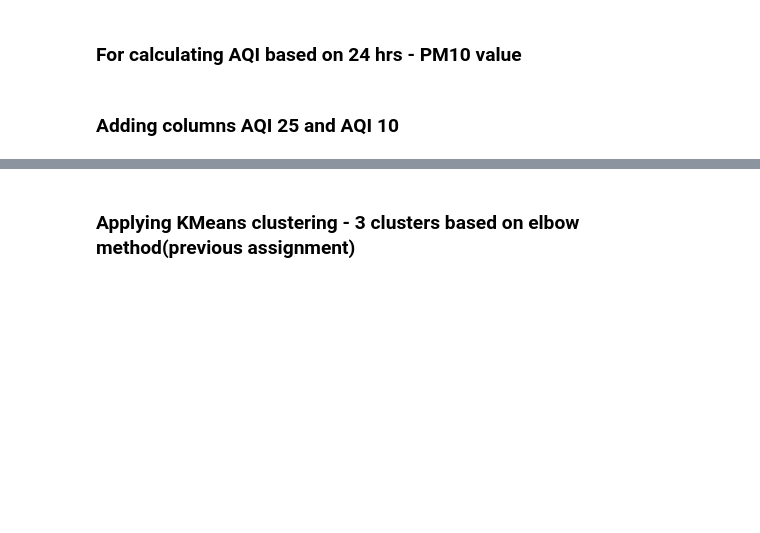
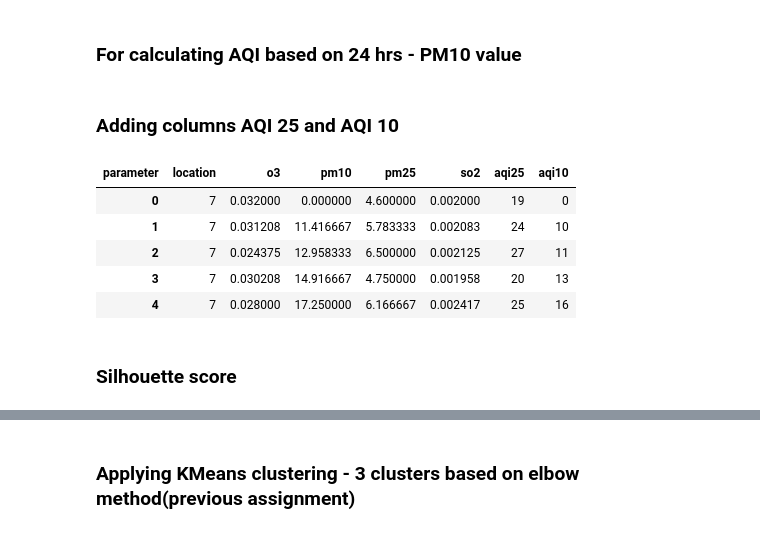
Before and after one commit to akshaya-nagarajan/MachineLearning, a Jupyter notebook: GMM.ipynb, the cells around one changed output, grey strips where cells are left out. Cells and saved outputs as stored; diff of their text form; code cells hidden in the pictures; blank space fills up the shorter version.

```diff
--- a/GMM.ipynb
+++ b/GMM.ipynb
@@ -101,4 +101,15 @@ def calculate_pm10(value):
 # %%
 mean_table['aqi25'] = mean_table.apply(lambda x: calculate_pm25(x['pm25']), axis=1)
 mean_table['aqi10'] = mean_table.apply(lambda x: calculate_pm10(x['pm10']), axis=1)
+mean_table.drop(['date'], axis=1,inplace=True)
 alt_mean_table = mean_table
+alt_mean_table.head()
+# %% [output]
+| parameter | location | o3 | pm10 | pm25 | so2 | aqi25 | aqi10 |
+| 0 | 7 | 0.032000 | 0.000000 | 4.600000 | 0.002000 | 19 | 0 |
+| 1 | 7 | 0.031208 | 11.416667 | 5.783333 | 0.002083 | 24 | 10 |
+| 2 | 7 | 0.024375 | 12.958333 | 6.500000 | 0.002125 | 27 | 11 |
+| 3 | 7 | 0.030208 | 14.916667 | 4.750000 | 0.001958 | 20 | 13 |
+| 4 | 7 | 0.028000 | 17.250000 | 6.166667 | 0.002417 | 25 | 16 |
+# %% [markdown]
+### Silhouette score
```
Also changed, not shown: parts of 5 cells of this notebook.
